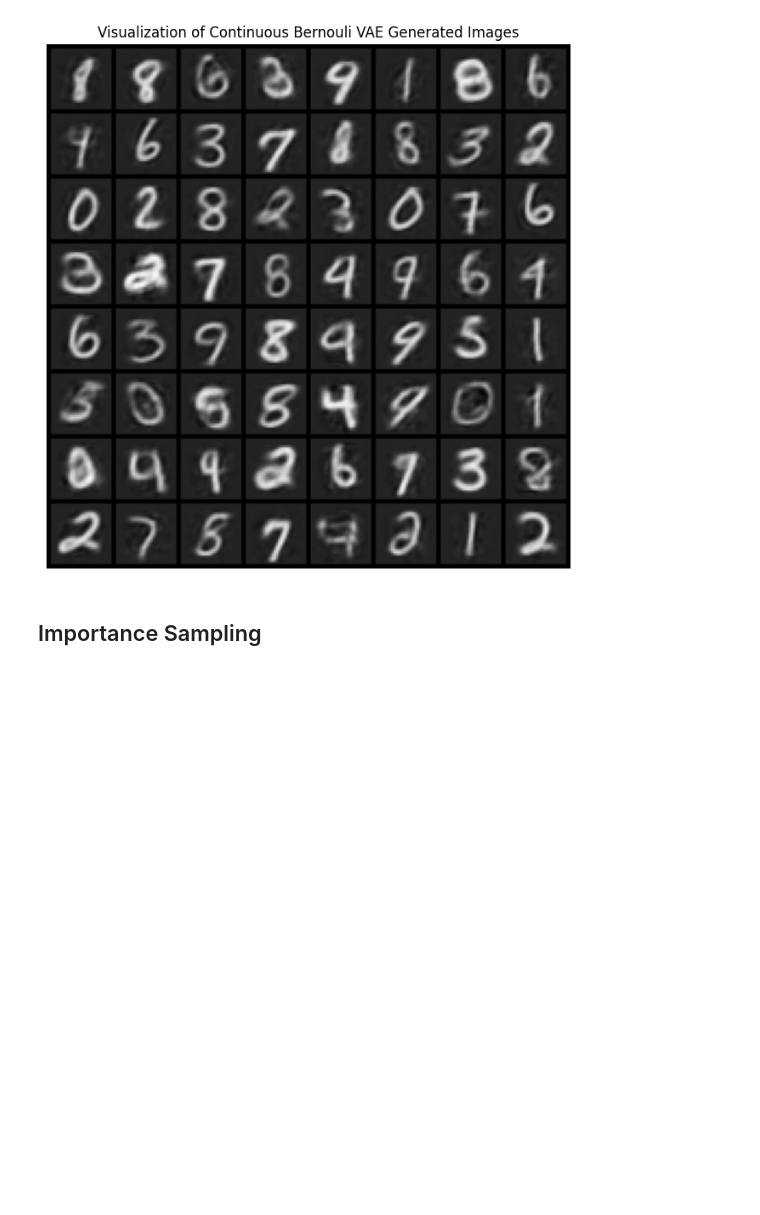
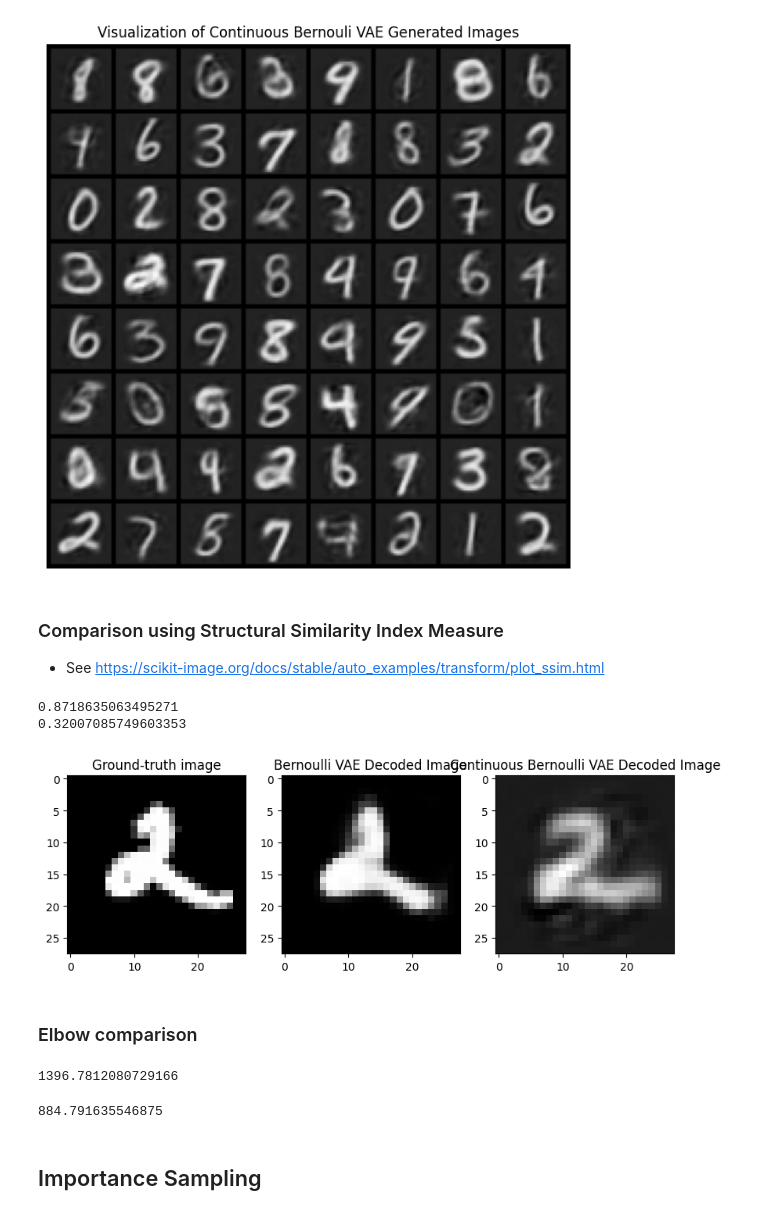
Before and after one commit to MadsFrandsen/PML-Exam, a Jupyter notebook: A.ipynb, the cells around one changed output. Saved outputs shown, nothing was run; the diff lists cells and outputs as text; code cells hidden in the pictures; blank space fills up the shorter version.

```diff
--- a/A.ipynb
+++ b/A.ipynb
@@ -322,6 +322,68 @@ draw_sample_image(model_samples, "Bernouli VAE Generated Images")
 draw_sample_image(model_cb_samples, "Continuous Bernouli VAE Generated Images")
 # %% [output]
 [figure]
+# %% [markdown]
+### Comparison using Structural Similarity Index Measure
+- See https://scikit-image.org/docs/stable/auto_examples/transform/plot_ssim.html
+# %%
+idx = 30
+img = lst[0][idx].view(28, 28)
+
+model_img, _, _ = model.forward(lst[0][idx].to(device))
+model_cb_img, _, _ = model_cb.forward(lst[0][idx].to(device))
+
+imm = img.detach().cpu().numpy()
+imm2 = model_img.view(28, 28).detach().cpu().numpy()
+imm3 = model_cb_img.view(28, 28).detach().cpu().numpy()
+
+print(ssim(imm, imm2, data_range=imm.max() - imm.min()))
+print(ssim(imm, imm3, data_range=imm.max() - imm.min()))
+
+f, axarr = plt.subplots(1,3)
+axarr[0].imshow(img.detach().cpu().numpy(), cmap='gray')
+axarr[0].set_title('Ground-truth image')
+axarr[1].imshow(model_img.view(28, 28).detach().cpu().numpy(), cmap='gray')
+axarr[1].set_title('Bernoulli VAE Decoded Image')
+axarr[2].imshow(model_cb_img.view(28, 28).detach().cpu().numpy(), cmap='gray')
+axarr[2].set_title('Continuous Bernoulli VAE Decoded Image')
+
+plt.show()
+# %% [output]
+0.8718635063495271
+0.32007085749603353
+[figure, added]
+# %% [markdown]
+### Elbow comparison
+# %%
+model.eval()
+loss = []
+train_loss = 0
+for batch_idx, (x, _) in enumerate(train_loader):
+    x = x.to(model.device)
+    x = x.view(-1, 784)
+    recon_batch, mu, logvar = model(x)
+    loss_val, ce, kld = loss_cb(recon_batch, x, mu, logvar)
+    train_loss += loss_val.item()
+    loss.append(loss_val.item())
+
+train_loss/len(train_loader.dataset)
+# %% [output]
+1396.7812080729166
+# %%
+model_cb.eval()
+loss = []
+train_loss_cb = 0
+for batch_idx, (x, _) in enumerate(train_loader):
+    x = x.to(model_cb.device)
+    x = x.view(-1, 784)
+    recon_batch, mu, logvar = model_cb(x)
+    loss_val, ce, kld = loss_cb(recon_batch, x, mu, logvar)
+    train_loss_cb += loss_val.item()
+    loss.append(loss_val.item())
+
+train_loss_cb/len(train_loader.dataset)
+# %% [output]
+884.791635546875
 # %% [markdown]
 ## Importance Sampling
 # %%
```
Also changed, not shown: parts of 2 cells of this notebook, 1 other file.
